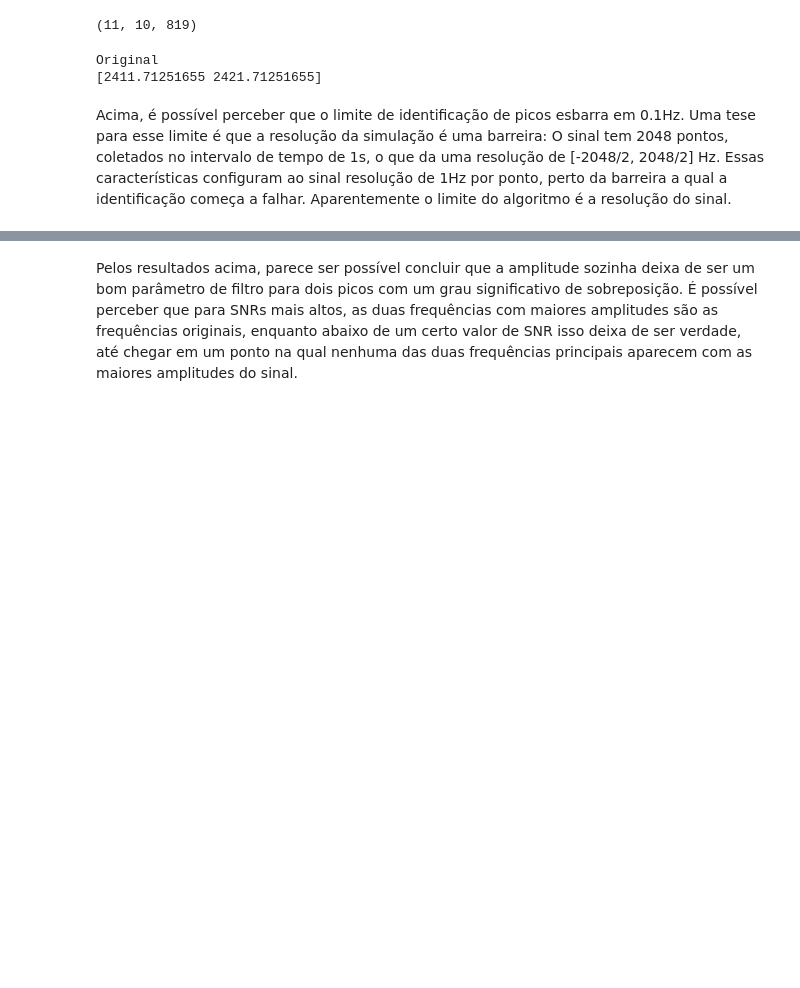
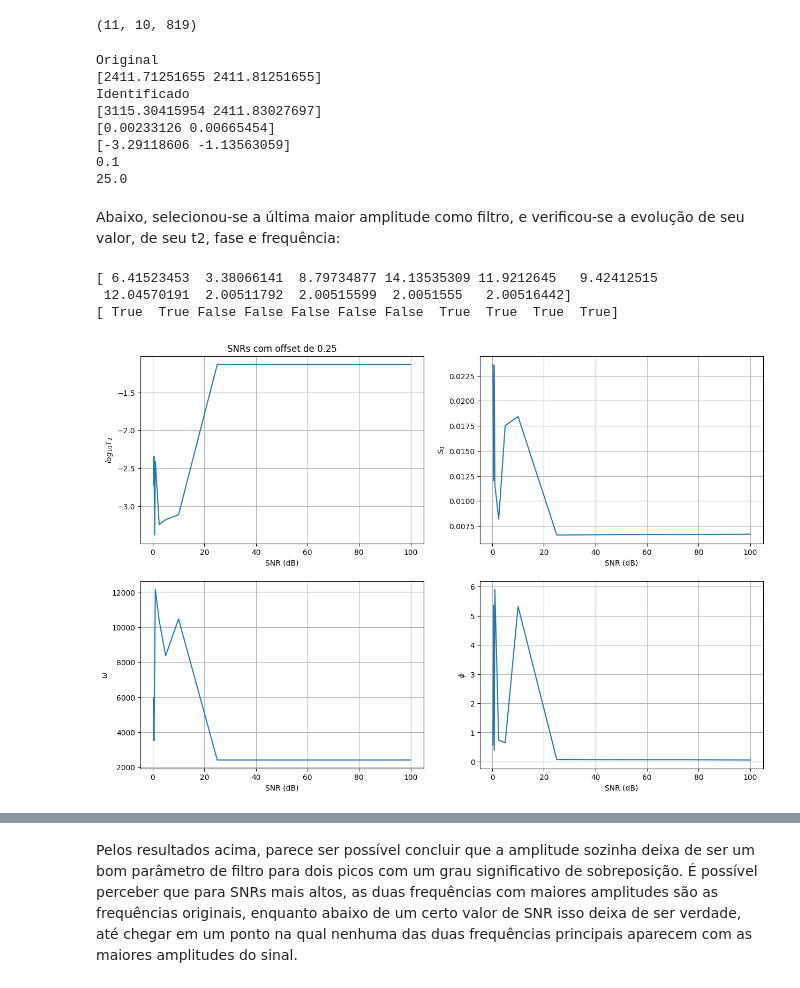
Before and after one commit to JoaoDell/MRI-study, a Jupyter notebook: examples/MPM/two_peaks_noisy.ipynb, the cells around one changed output, grey strips where cells are left out. Cells and saved outputs as stored; diff of their text form; code cells hidden in the pictures; blank space fills up the shorter version.

Commit message:
update : checks on possible frequencies

```diff
--- a/examples/MPM/two_peaks_noisy.ipynb
+++ b/examples/MPM/two_peaks_noisy.ipynb
@@ -109,8 +109,8 @@ print(args.shape)
 # %% [output]
 (11, 10, 819)
 # %%
-i = 3
-j = 3
+i = 7
+j = 9
 
 # print(s0s_[i, args[i, :]])
 
@@ -122,16 +122,65 @@ identified_t2 = t2s_[i, j, args[i, j, :]]
 
 
 print("Original")
-print(np.sort(np.array([ws[0], ws[0] + offset])))
-# print(np.sort(pymri.chem_shift_from_f(np.array(pymri.rad_to_hz(np.array([ws[0], ws[0] + offset]))), B0)))
-# print("Identificado")
-# print(pymri.chem_shift_from_f(pymri.rad_to_hz(identified_omega), B0))
-# print(identified_omega)
+print(np.array([ws[0], ws[0] + offsets[j]]))
+# print(np.sort(pymri.chem_shift_from_f(np.array(pymri.rad_to_hz(np.array([ws[0], ws[0] + offsets[j]]))), B0)))
+print("Identificado")
+# print(pymri.chem_shift_from_f(pymri.rad_to_hz(identified_omega[L_ - 2: L_]), B0))
+print(identified_omega[L_ - 2: L_])
+print(identified_s0[L_ - 2 : L_])
+print(np.log10(identified_t2[L_ - 2 : L_]))
 
 # print(identified_t2)
-# print(offsets[i])
+print(offsets[j])
+print(sample_snrs[i])
 # %% [output]
 Original
-[2411.71251655 2421.71251655]
+[2411.71251655 2411.81251655]
+Identificado
+[3115.30415954 2411.83027697]
+[0.00233126 0.00665454]
+[-3.29118606 -1.13563059]
+0.1
+25.0
-# %% [markdown]
-Acima, é possível perceber que o limite de identificação de picos esbarra em 0.1Hz. Uma tese para esse limite é que a resolução da simulação é uma barreira: O sinal tem 2048 pontos, coletados no intervalo de tempo de 1s, o que da uma resolução de [-2048/2, 2048/2] Hz. Essas características configuram ao sinal resolução de 1Hz por ponto, perto da barreira a qual a identificação começa a falhar. Aparentemente o limite do algoritmo é a resolução do sinal.
+# %% [markdown]
+Abaixo, selecionou-se a última maior amplitude como filtro, e verificou-se a evolução de seu valor, de seu t2, fase e frequência:
+# %%
+j_ = 8
+
+log10t2_arr = np.array([np.log10(t2s_[l, j_, args[l, j_, :]][-1]) for l in range(sample_snrs.size)])
+s0_arr = np.array([s0s_[l, j_, args[l, j_, :]][-1] for l in range(sample_snrs.size)])
+omega_arr = np.array([omegas_[l, j_, args[l, j_, :]][-1] for l in range(sample_snrs.size)])
+phis_arr = np.array([phis_[l, j_, args[l, j_, :]][-1] for l in range(sample_snrs.size)])
+
+plt.figure(figsize=(15, 10))
+plt.subplot(221)
+plt.plot(sample_snrs, log10t2_arr)
+plt.ylabel(r"$log_{10} T_2$")
+plt.xlabel("SNR (dB)")
+plt.title(f"SNRs com offset de {offsets[j_]}")
+plt.grid()
+plt.subplot(222)
+plt.plot(sample_snrs, s0_arr)
+plt.ylabel(r"$S_0$")
+plt.xlabel("SNR (dB)")
+plt.grid()
+plt.subplot(223)
+plt.plot(sample_snrs, omega_arr)
+plt.ylabel(r"$\omega$")
+plt.xlabel("SNR (dB)")
+plt.grid()
+plt.subplot(224)
+plt.plot(sample_snrs, phis_arr)
+plt.ylabel(r"$\phi$")
+plt.xlabel("SNR (dB)")
+plt.grid()
+
+print(pymri.chem_shift_from_f(pymri.rad_to_hz(omega_arr), B0))
+true_freqs = pymri.check_frequency(omega_arr, dt, True)
+false_freqs = np.bitwise_not(true_freqs)
+print(true_freqs)
+# %% [output]
+[ 6.41523453  3.38066141  8.79734877 14.13535309 11.9212645   9.42412515
+ 12.04570191  2.00511792  2.00515599  2.0051555   2.00516442]
+[ True  True False False False False False  True  True  True  True]
+[figure, added]
```
Also changed, not shown: parts of 9 cells of this notebook, 2 other files.
